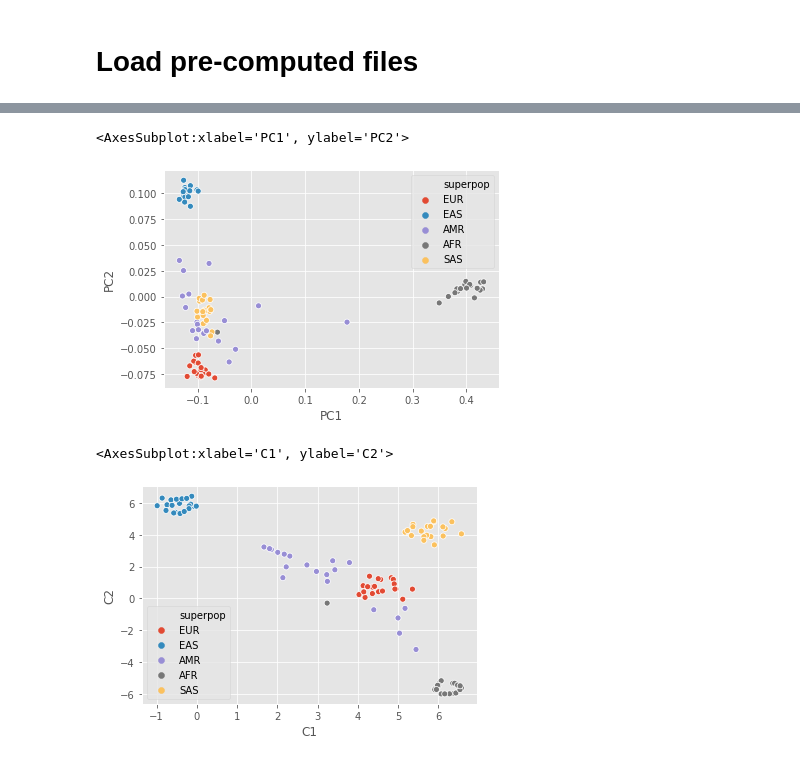
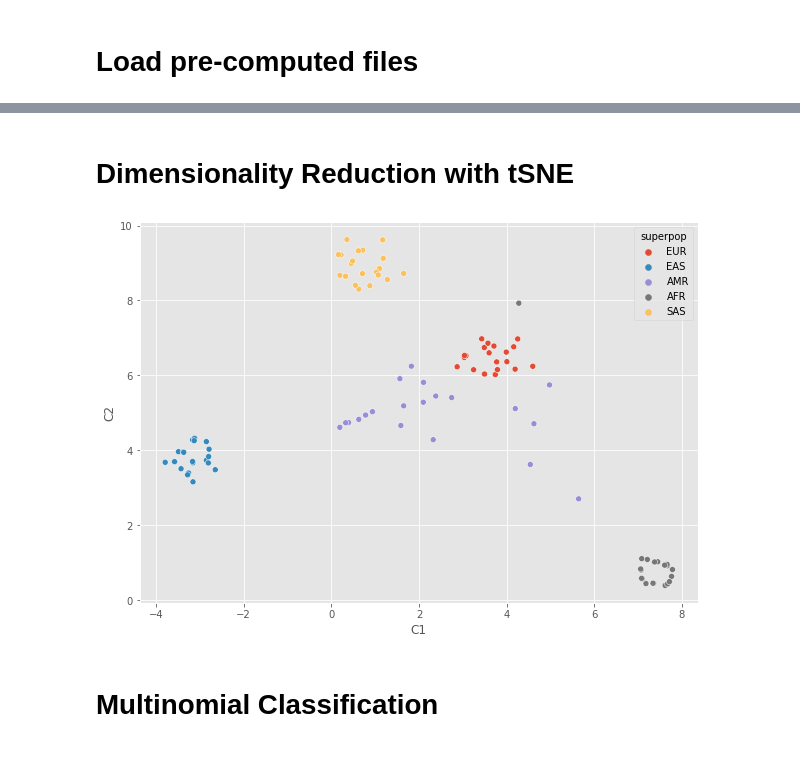
Before and after one commit to burgshrimps/geogenome, a Jupyter notebook: geogenome.ipynb, the cells around one changed output, grey strips where cells are left out. Cells and saved outputs as stored; diff of their text form; code cells hidden in the pictures.

```diff
--- a/geogenome.ipynb
+++ b/geogenome.ipynb
@@ -55,8 +59,8 @@ np.savetxt('ham_dist.txt', ham_dist, delimiter='\t', fmt='%1.3f')
 # %% [markdown]
 # Load pre-computed files
 # %%
-vcf = VariantFile('/project/haplotyping/nico/analysis/genoml/vcf/ALL.chr1.shapeit2_integrated_snvindels_v2a_27022019.GRCh38.phased.vcf.gz')
-samples_subset = pd.read_csv('MY_samples_subset.tsv', sep='\t')
+vcf = VariantFile('ALL.chr1.shapeit2_integrated_snvindels_v2a_27022019.GRCh38.phased.vcf.gz')
+samples_subset = pd.read_csv('samples_subset.tsv.tsv', sep='\t')
 ham_dist = np.loadtxt('ham_dist.txt')
 # %%
 vcf.subset_samples(list(samples_subset['Sample name']))
@@ -119,9 +88,5 @@ df_pca[['superpop', 'pop']] = df[['superpop', 'pop']].reset_index(drop=True)
-# %%
-#plt.figure(figsize=(12,7))
-sns.scatterplot(x='PC1', y='PC2', data=df_pca, hue='superpop')
-# %% [output]
-<AxesSubplot:xlabel='PC1', ylabel='PC2'>
-[figure, removed]
+# %% [markdown]
+# Dimensionality Reduction with tSNE
 # %%
 tsne = TSNE(n_components=2)
 # %%
@@ -130,7 +95,10 @@ transformed = tsne.fit_transform(df.drop(['superpop', 'pop'], axis=1))
 df_tsne = pd.DataFrame(transformed, columns=['C1', 'C2'])
 df_tsne[['superpop', 'pop']] = df[['superpop', 'pop']].reset_index(drop=True)
 # %%
+plt.figure(figsize=(10,7))
 sns.scatterplot(x='C1', y='C2', data=df_tsne, hue='superpop')
+plt.show()
 # %% [output]
-<AxesSubplot:xlabel='C1', ylabel='C2'>
-[figure, old version]
+[figure, new version]
+# %% [markdown]
+# Multinomial Classification
```
Also changed, not shown: parts of 13 cells of this notebook, 2 other files.
